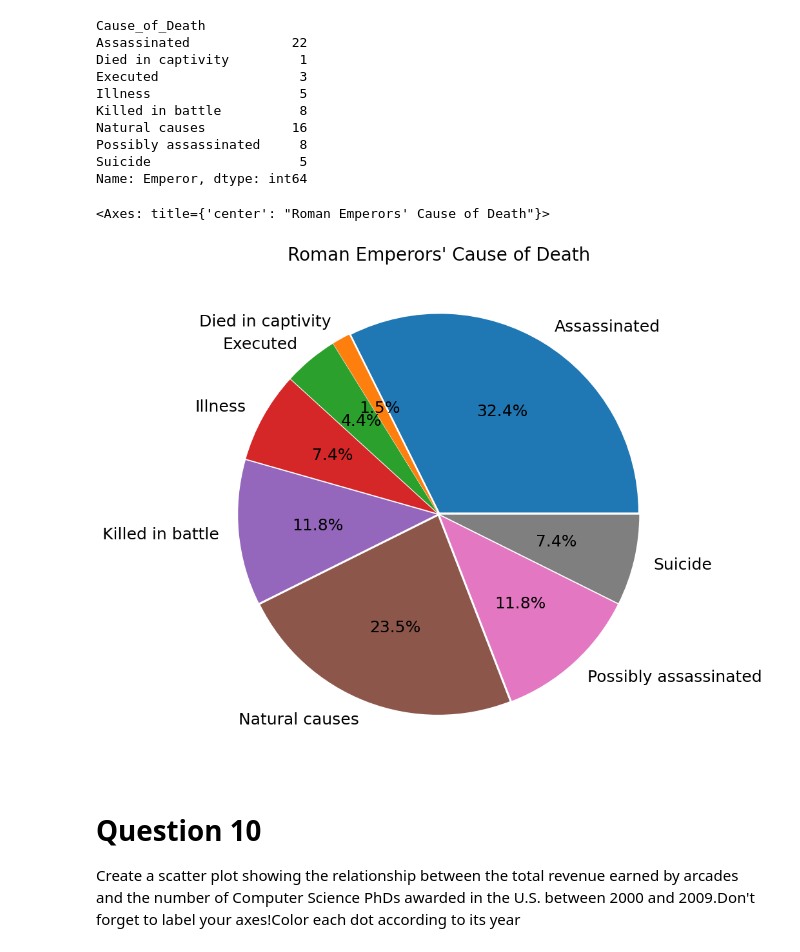
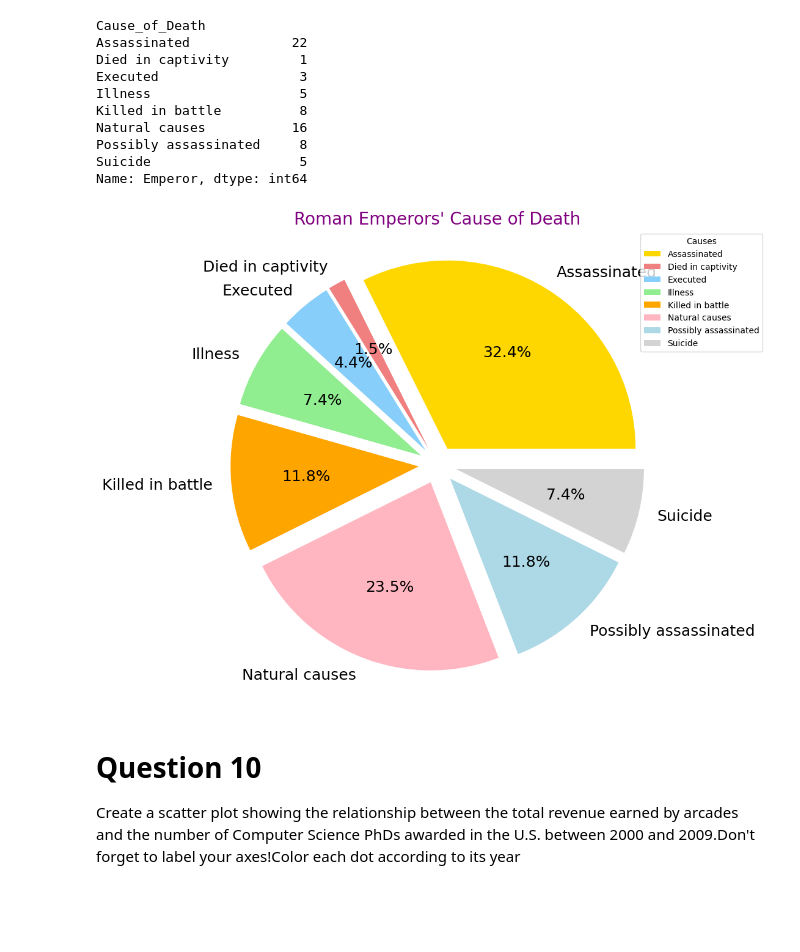
Before and after one commit to Pr33datorr/Yash.Gupta.BDAT1004PS3, a Jupyter notebook: Yash.Gupta.Problem_Set_3.ipynb, the cells around one changed output. Cells and saved outputs as stored; diff of their text form; code cells hidden in the pictures; blank space fills up the shorter version.

```diff
--- a/Yash.Gupta.Problem_Set_3.ipynb
+++ b/Yash.Gupta.Problem_Set_3.ipynb
@@ -1321,15 +1328,23 @@ Possibly assassinated     8
 Suicide                   5
 Name: Emperor, dtype: int64
 # %%
-#Set size for the pie chart
+# Set size for the pie chart
 plt.rcParams["figure.figsize"] = [12, 10]
 
-#Plotting pie chart
-plt.title("Roman Emperors' Cause of Death", fontsize = 20)
-deathcause.plot.pie(autopct="%0.1f%%", fontsize = 18, ylabel = '',explode=[0.01]*8)
+# Plotting pie chart with different colors and explode effect
+colors = ['gold', 'lightcoral', 'lightskyblue', 'lightgreen', 'orange', 'lightpink', 'lightblue', 'lightgray']
+explode = [0.1, 0.1, 0.1, 0.1, 0.1, 0.1, 0.1, 0.1]
+
+# Plotting pie chart
+plt.title("Roman Emperors' Cause of Death", fontsize=20, color='purple')
+plt.pie(deathcause, autopct="%0.1f%%", labels=deathcause.index, colors=colors, explode=explode, textprops={'fontsize': 18})
+
+# Add legend for better readability
+plt.legend(deathcause.index, title='Causes', loc='upper right', bbox_to_anchor=(1.2, 1))
+
+plt.show()
 # %% [output]
-<Axes: title={'center': "Roman Emperors' Cause of Death"}>
-[figure, old version]
+[figure, new version]
 # %% [markdown]
 # Question 10
 
```
Also changed, not shown: parts of 29 cells of this notebook.
